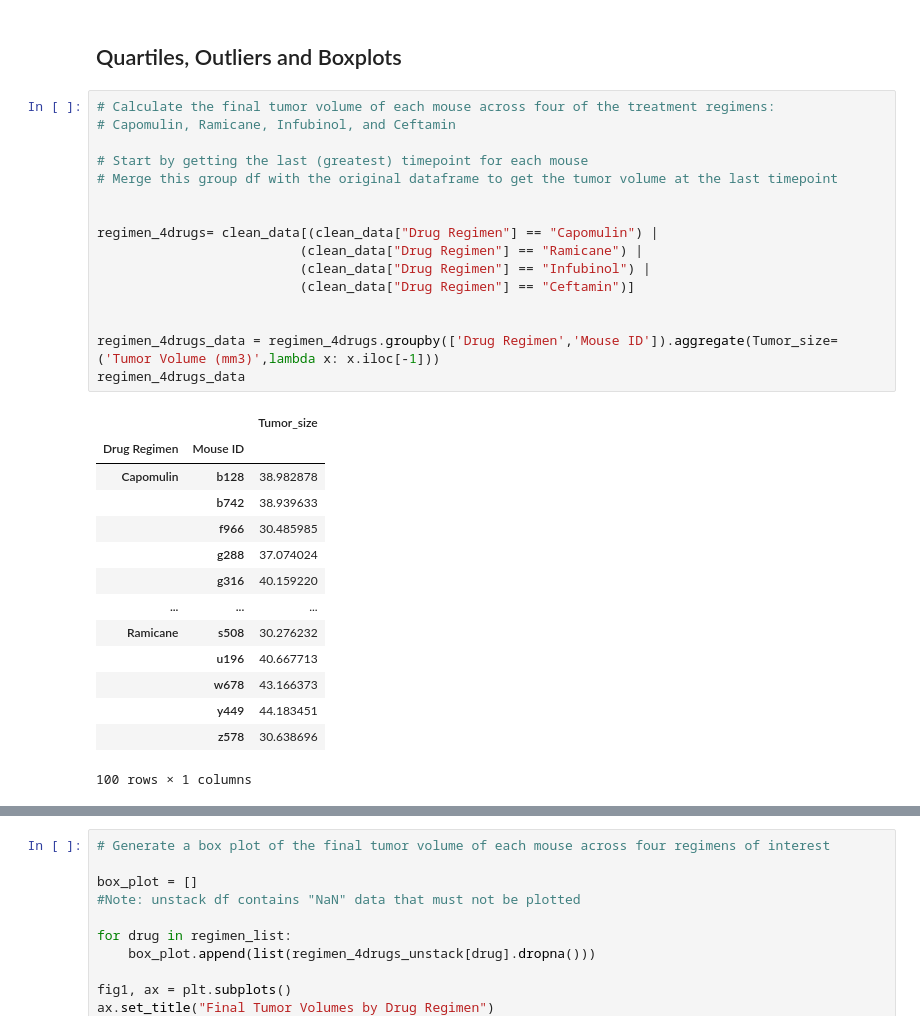
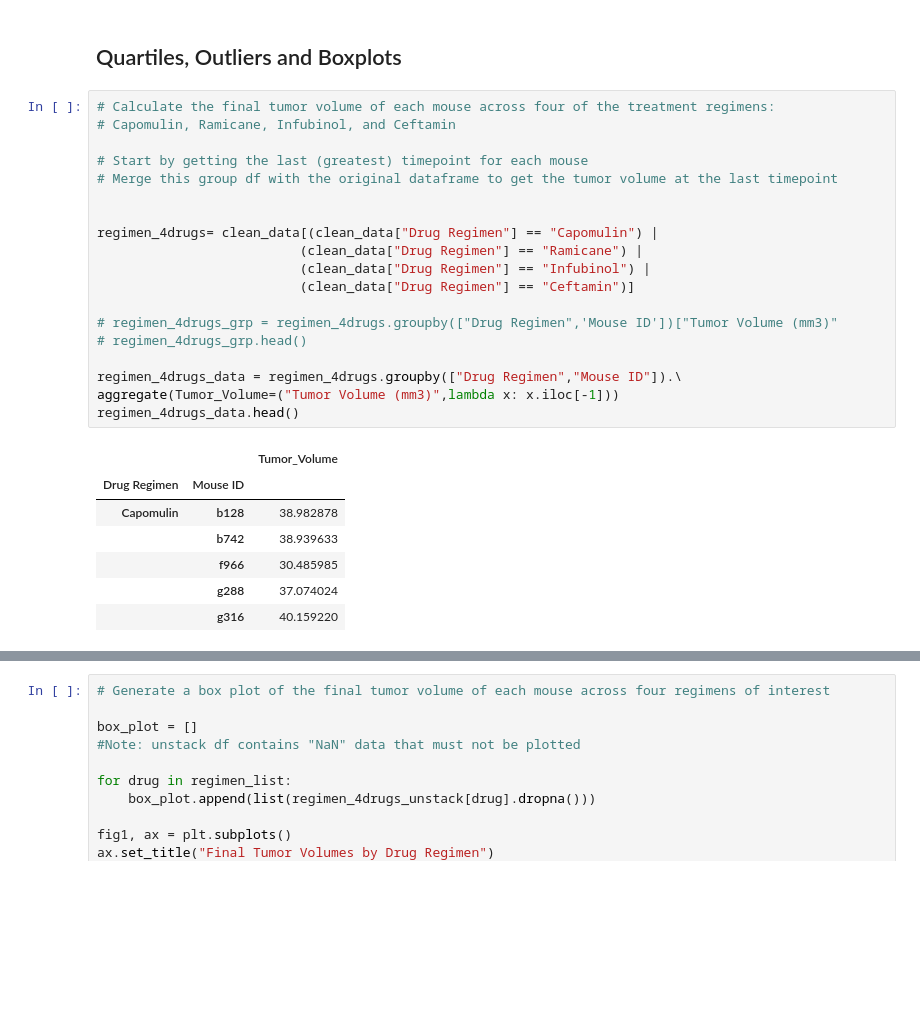
Before and after one commit to diazdez/Matplotlib-pymaceuticals, a Jupyter notebook: pymaceuticals_starter.ipynb, the cells around one changed output, grey strips where cells are left out. Cells and saved outputs as stored; diff of their text form; blank space fills up the shorter version.

```diff
--- a/pymaceuticals_starter.ipynb
+++ b/pymaceuticals_starter.ipynb
@@ -283,34 +284,30 @@ plt.show()
 # %%
 # Calculate the final tumor volume of each mouse across four of the treatment regimens:
 # Capomulin, Ramicane, Infubinol, and Ceftamin
 
 # Start by getting the last (greatest) timepoint for each mouse
 # Merge this group df with the original dataframe to get the tumor volume at the last timepoint
 
 
 regimen_4drugs= clean_data[(clean_data["Drug Regimen"] == "Capomulin") |
                           (clean_data["Drug Regimen"] == "Ramicane") |
                           (clean_data["Drug Regimen"] == "Infubinol") |
                           (clean_data["Drug Regimen"] == "Ceftamin")]
 
+# regimen_4drugs_grp = regimen_4drugs.groupby(["Drug Regimen",'Mouse ID'])["Tumor Volume (mm3)"
+# regimen_4drugs_grp.head()
 
-regimen_4drugs_data = regimen_4drugs.groupby(['Drug Regimen','Mouse ID']).aggregate(Tumor_size=('Tumor Volume (mm3)',lambda x: x.iloc[-1]))
-regimen_4drugs_data
+regimen_4drugs_data = regimen_4drugs.groupby(["Drug Regimen","Mouse ID"]).\
+aggregate(Tumor_Volume=("Tumor Volume (mm3)",lambda x: x.iloc[-1]))
+regimen_4drugs_data.head()
 # %% [output]
-|  |  | Tumor_size |
+|  |  | Tumor_Volume |
 | Drug Regimen | Mouse ID |  |
 | Capomulin | b128 | 38.982878 |
 |  | b742 | 38.939633 |
 |  | f966 | 30.485985 |
 |  | g288 | 37.074024 |
 |  | g316 | 40.159220 |
-| ... | ... | ... |
-| Ramicane | s508 | 30.276232 |
-|  | u196 | 40.667713 |
-|  | w678 | 43.166373 |
-|  | y449 | 44.183451 |
-|  | z578 | 30.638696 |
-100 rows × 1 columns
 # %%
 # Put treatments into a list for for loop (and later for plot labels)
 # Create empty list to fill with tumor vol data (for plotting)
```
Also changed, not shown: parts of 9 cells of this notebook.
